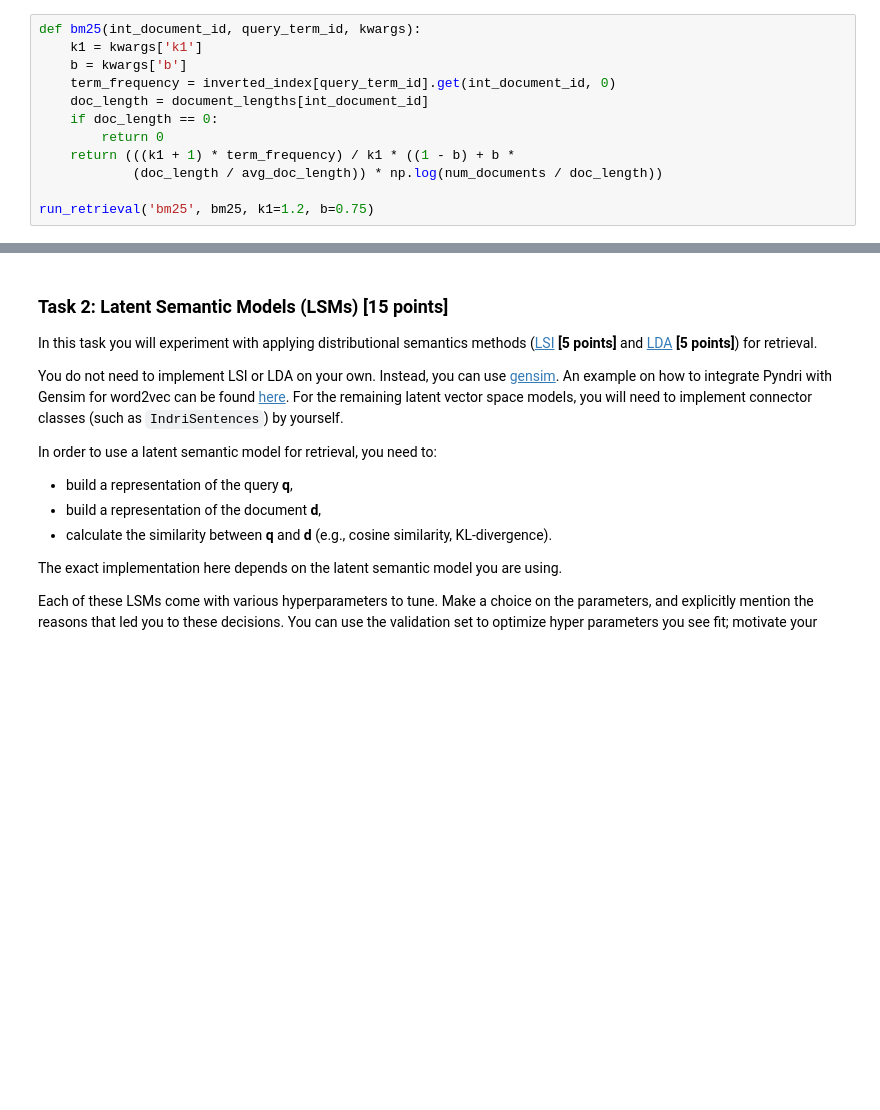
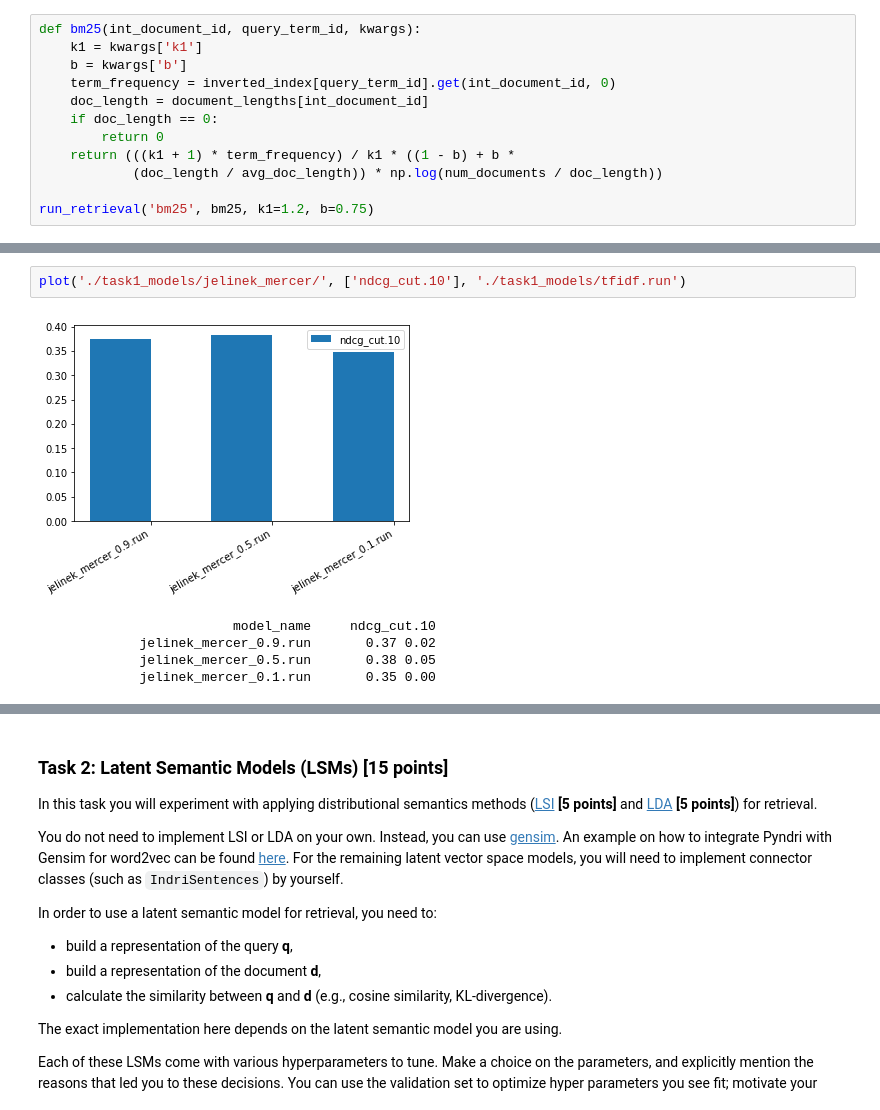
Before and after one commit to Poezedoez/IR1, a Jupyter notebook: hw2/assignment.ipynb, the cells around one changed output, grey strips where cells are left out. Cells and saved outputs as stored; diff of their text form; blank space fills up the shorter version.

```diff
--- a/hw2/assignment.ipynb
+++ b/hw2/assignment.ipynb
@@ -441,6 +434,14 @@ print('P value is not below treshold of 0.05 therefore we can not reject the nul
 [figure]
 pvalue: 0.816359443507
 P value is not below treshold of 0.05 therefore we can not reject the null hypothesis that       the jelinek model is significantly different from the tfidf model
+# %%
+plot('./task1_models/jelinek_mercer/', ['ndcg_cut.10'], './task1_models/tfidf.run')
+# %% [output]
+[figure, added]
+                         model_name     ndcg_cut.10
+             jelinek_mercer_0.9.run       0.37 0.02
+             jelinek_mercer_0.5.run       0.38 0.05
+             jelinek_mercer_0.1.run       0.35 0.00
 # %%
 def absolute_discounting(int_document_id, query_term_id, kwargs):
     delta = kwargs['d']
```
Also changed, not shown: parts of 10 cells of this notebook.
